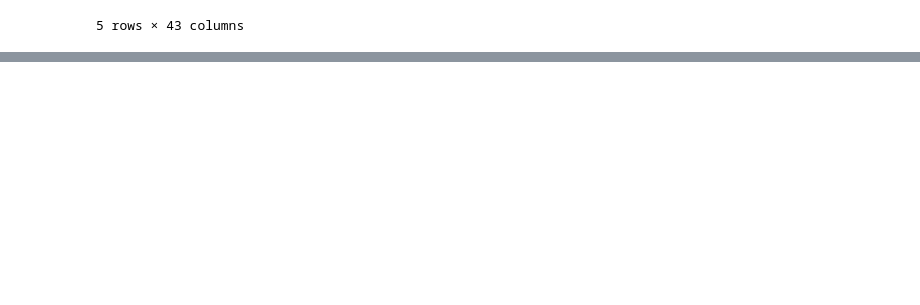
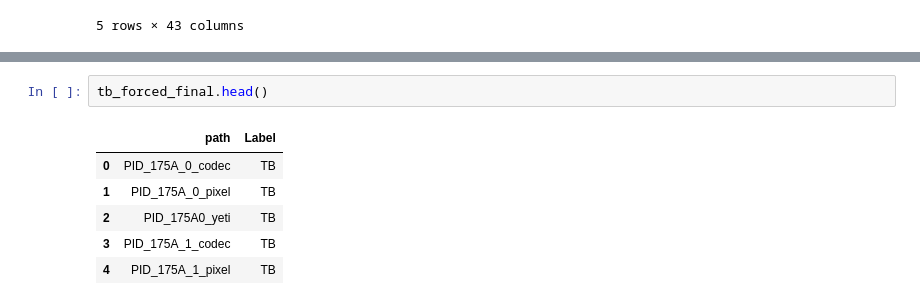
Before and after one commit to asnkunv/respiratory-disease-screening, a Jupyter notebook: notebooks/02_feature_engineering.ipynb, the cells around one changed output, grey strips where cells are left out. Drawn from its saved outputs; the diff is of its cells as text; blank space fills up the shorter version.

```diff
--- a/notebooks/02_feature_engineering.ipynb
+++ b/notebooks/02_feature_engineering.ipynb
@@ -353,0 +312,9 @@ final_df.head()
+# %%
+tb_forced_final.head()
+# %% [output]
+|  | path | Label |
+| 0 | PID_175A_0_codec | TB |
+| 1 | PID_175A_0_pixel | TB |
+| 2 | PID_175A0_yeti | TB |
+| 3 | PID_175A_1_codec | TB |
+| 4 | PID_175A_1_pixel | TB |
```
Also changed, not shown: parts of 18 cells of this notebook.
